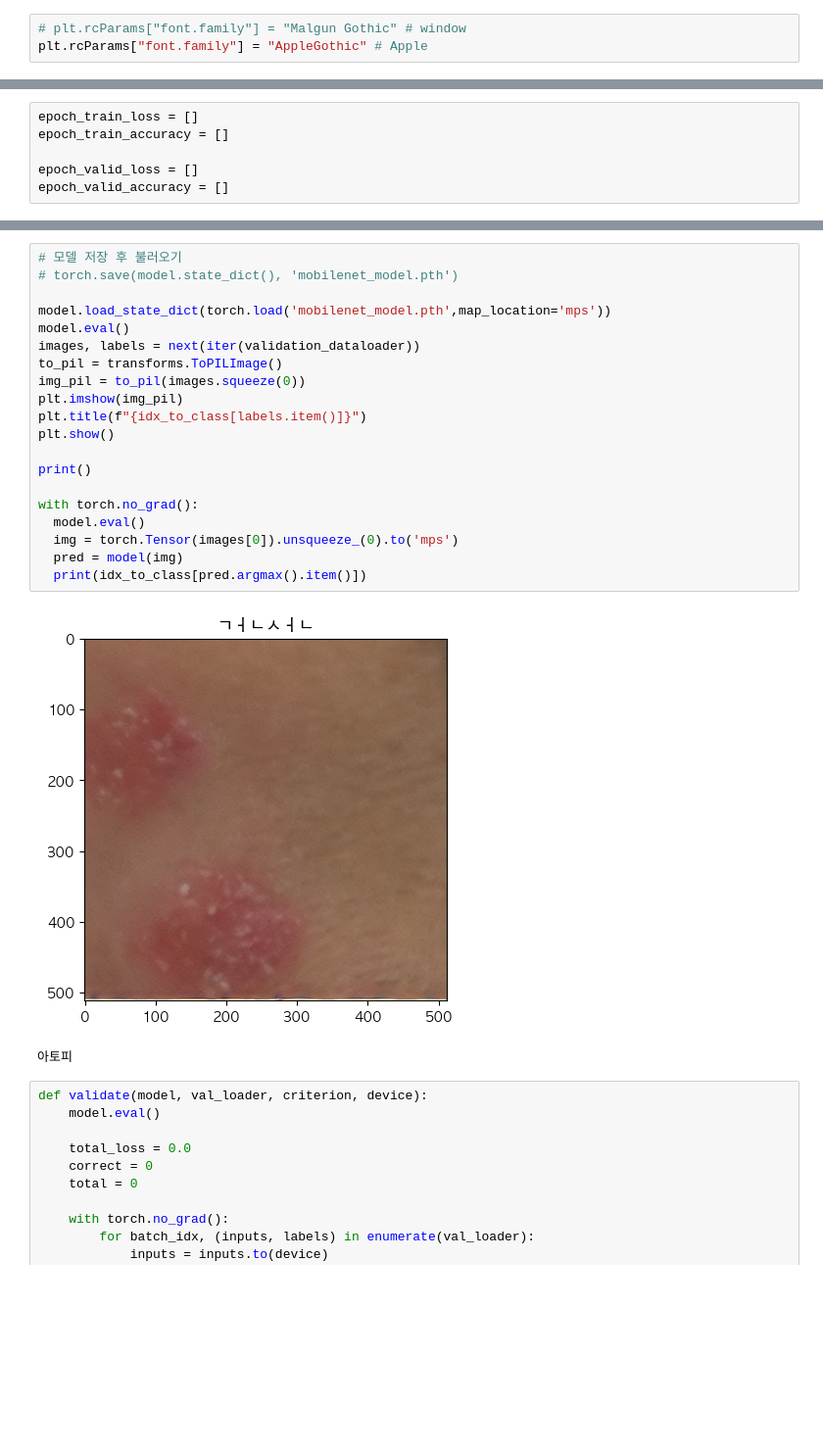
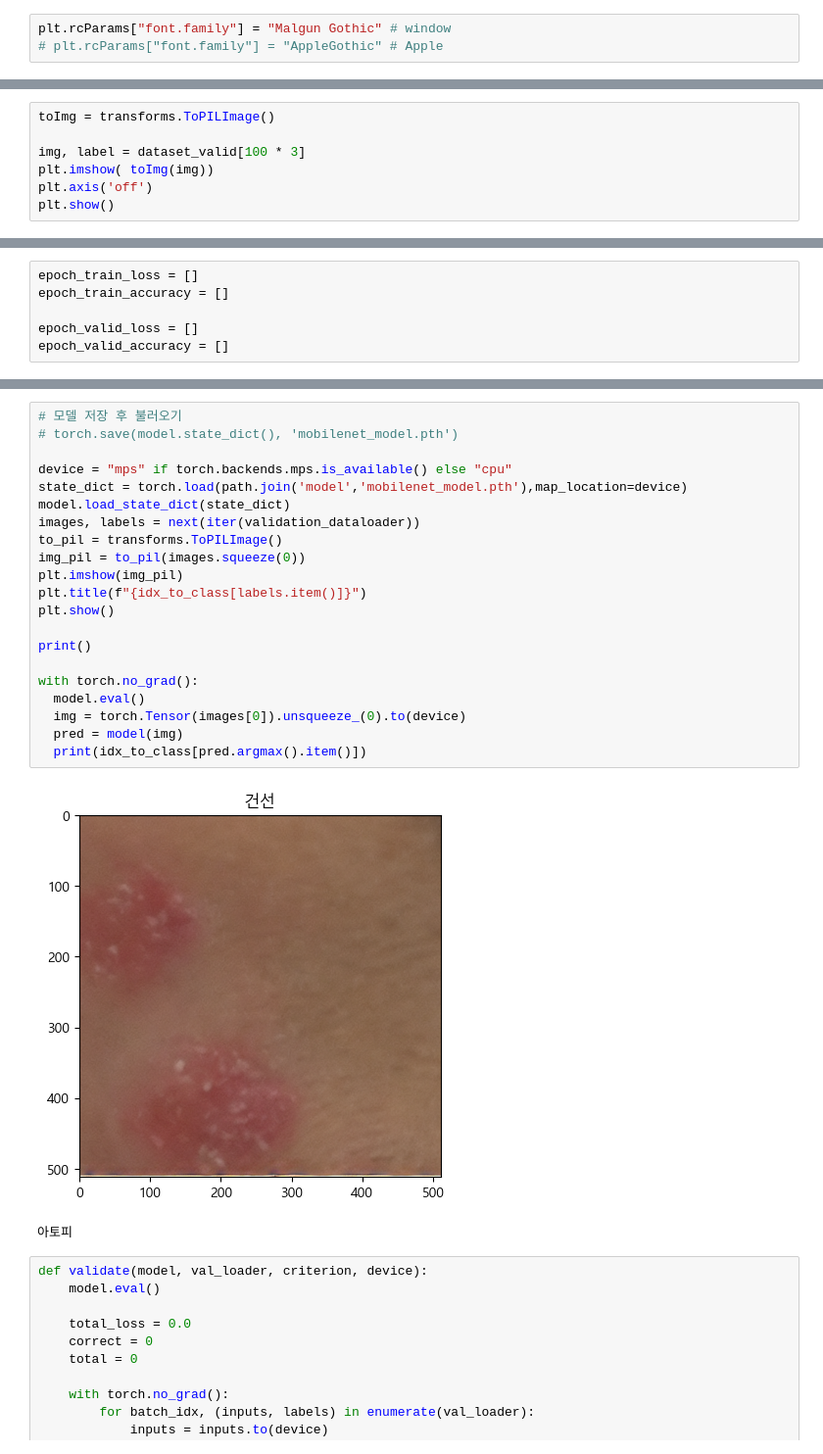
Before and after one commit to Duhoon/dl-trouble-detection, a Jupyter notebook: main.ipynb, the cells around one changed output, grey strips where cells are left out. Shown at 98% size. Saved outputs shown, nothing was run; the diff lists cells and outputs as text; blank space fills up the shorter version.

Commit message:
feat: window version

```diff
--- a/main.ipynb
+++ b/main.ipynb
@@ -18,8 +21,8 @@ import json
 import os
 import os.path as path
 # %%
-# plt.rcParams["font.family"] = "Malgun Gothic" # window
-plt.rcParams["font.family"] = "AppleGothic" # Apple
+plt.rcParams["font.family"] = "Malgun Gothic" # window
+# plt.rcParams["font.family"] = "AppleGothic" # Apple
 # %%
 class SkinClassfierModel(nn.Module):
     def __init__(self):
@@ -107,0 +125,7 @@ plt.subplot()
+# %%
+toImg = transforms.ToPILImage()
+
+img, label = dataset_valid[100 * 3]
+plt.imshow( toImg(img))
+plt.axis('off')
+plt.show()
@@ -356,26 +347,27 @@ plt.show()
 # %%
 # 모델 저장 후 불러오기
 # torch.save(model.state_dict(), 'mobilenet_model.pth')
 
-model.load_state_dict(torch.load('mobilenet_model.pth',map_location='mps'))
-model.eval()
+device = "mps" if torch.backends.mps.is_available() else "cpu"
+state_dict = torch.load(path.join('model','mobilenet_model.pth'),map_location=device)
+model.load_state_dict(state_dict)
 images, labels = next(iter(validation_dataloader))
 to_pil = transforms.ToPILImage()
 img_pil = to_pil(images.squeeze(0))
 plt.imshow(img_pil)
 plt.title(f"{idx_to_class[labels.item()]}")
 plt.show()
 
 print()
 
 with torch.no_grad():
   model.eval()
-  img = torch.Tensor(images[0]).unsqueeze_(0).to('mps')
+  img = torch.Tensor(images[0]).unsqueeze_(0).to(device)
   pred = model(img)
   print(idx_to_class[pred.argmax().item()])
 # %% [output]
-[figure, old version]
+[figure, new version]
-아토피
+아토피
 # %%
 def validate(model, val_loader, criterion, device):
     model.eval()
```
Also changed, not shown: parts of 11 cells of this notebook, 1 other file.
